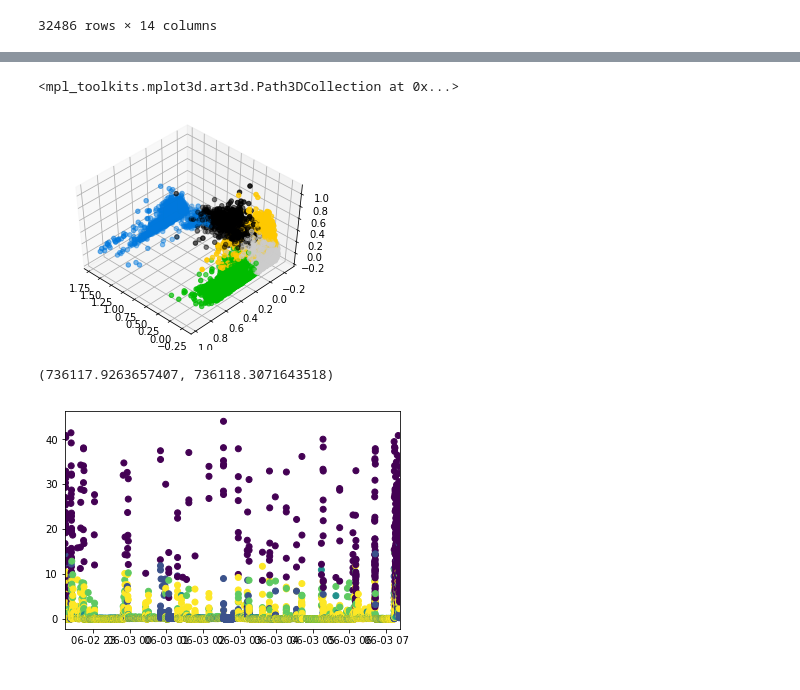
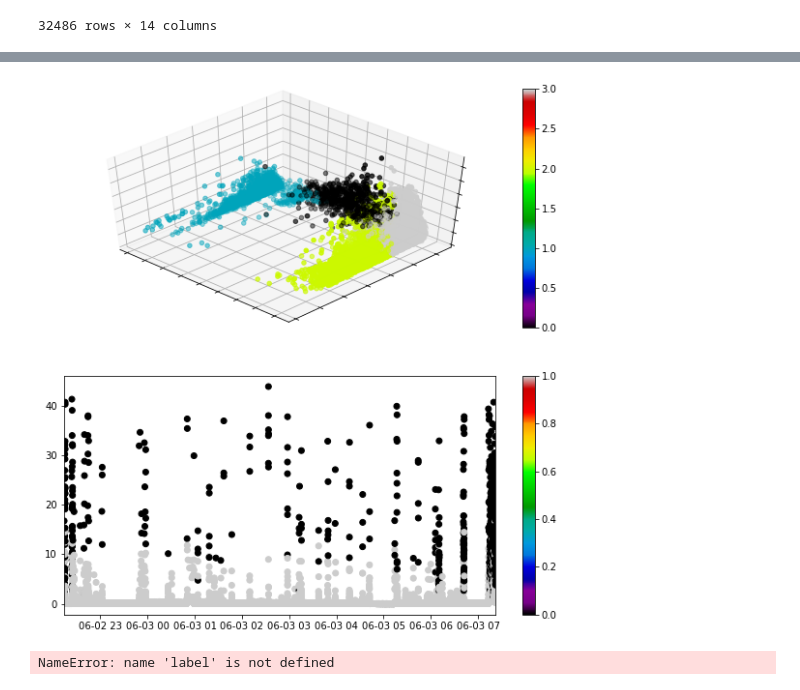
Before and after one commit to horken7/circadian-rhytm, a Jupyter notebook: classify.ipynb, the cells around one changed output, grey strips where cells are left out. Drawn from its saved outputs; the diff is of its cells as text; code cells hidden in the pictures.

```diff
--- a/classify.ipynb
+++ b/classify.ipynb
@@ -110,4 +112,6 @@ normalised_features = pd.DataFrame(normalise)
 normalised_features.columns = features.columns
 normalised_features.index = features.index
 
-features = normalised_features
+features = normalised_features.copy(deep=True)
+
+features
@@ -114,5 +138,7 @@ features = normalised_features
 # %%
 # cluster and label data using K-means into n clusters
-label = KMeans(n_clusters=5, random_state=10).fit_predict(features)
-label
+# label = KMeans(n_clusters=5, random_state=10).fit_predict(features)
+# label
+
+features
 # %% [output]
@@ -120,26 +164,56 @@ array([0, 0, 0, ..., 0, 0, 0], dtype=int32)
 # %%
 # make PCA (dimensionality reduction) to 3D and plot
 
-fig = plt.figure(1, figsize=(4, 3))
-plt.clf()
-ax = Axes3D(fig, rect=[0, 0, .95, 1], elev=48, azim=134)
+def plots(weight):
 
-plt.cla()
-pca = decomposition.PCA(n_components=3)
-pca.fit(features)
-X = pca.transform(features)
 
-# only needed for non int labels (I think)
-# y = np.choose(label, [1, 2, 0]).astype(np.float)
+    features['angle std'] = features['angle std'] * weight
+    label = KMeans(n_clusters=4, random_state=10).fit_predict(features)
 
-ax.scatter(X[:, 0], X[:, 1], X[:, 2], c=label, cmap=plt.cm.spectral)
+    # PCA PLOT #
+    fig = plt.figure(figsize=(10, 10))
+    ax1 = fig.add_subplot(211, projection='3d')
 
-# ax.w_xaxis.set_ticklabels([])
-# ax.w_yaxis.set_ticklabels([])
-# ax.w_zaxis.set_ticklabels([])
+    pca = decomposition.PCA(n_components=3)
+    pca.fit(features)
+    X = pca.transform(features)
+
+    # only needed for non int labels (I think)
+    # y = np.choose(label, [1, 2, 0]).astype(np.float)
+
+    pca_plot = ax1.scatter(X[:, 0], X[:, 1], X[:, 2], c=label, cmap=plt.cm.spectral)
+    fig.colorbar(pca_plot, ax=ax1)
+    # ticks
+    ax1.w_xaxis.set_ticklabels([])
+    ax1.w_yaxis.set_ticklabels([])
+    ax1.w_zaxis.set_ticklabels([])
+
+    # view perspective
+    ax1.elev = 48
+    ax1.azim = 134
+
+    # reset angle std value
+    features['angle std'] = normalised_features['angle std']
+
+
+#     #binary labels
+#     labelReshape = label
+#     labelReshape[labelReshape == 0] = 0
+#     labelReshape[labelReshape == 1] = 1
+#     labelReshape[labelReshape == 2] = 1
+#     labelReshape[labelReshape == 3] = 1
+#     labelReshape[labelReshape == 4] = 1
+
+    # STD PLOT #
+    ax2 = fig.add_subplot(212)
+    std_plot = ax2.scatter(std.index, std['angle std'], c=label, cmap=plt.cm.spectral)
+    ax2.set_xlim(std.index[0], std.index[-1])
+    fig.colorbar(std_plot, ax=ax2)
+
+
+widgets.interact(plots, weight= widgets.IntSlider(min=1,max=5,step=1,value=1))
 # %% [output]
-<mpl_toolkits.mplot3d.art3d.Path3DCollection at 0x...>
-[figure, old version]
+[figure, new version]
 # %%
 # change labels into two classes (merge clusters)
 
@@ -150,12 +224,9 @@ labelReshape[labelReshape == 1] = 1
 labelReshape[labelReshape == 2] = 0 #
 labelReshape[labelReshape == 3] = 1
 labelReshape[labelReshape == 4] = 1
+# %% [output]
+NameError: name 'label' is not defined
 # %%
-assert label.shape != std.shape[0], "not the same length"
-
 # plot labeled std
 plt.scatter(std.index, std['angle std'], c=label)
 plt.xlim(std.index[0], std.index[-1])
-# %% [output]
-(736117.9263657407, 736118.3071643518)
-[figure, removed]
```
Also changed, not shown: parts of 3 cells of this notebook, 1 other file.
